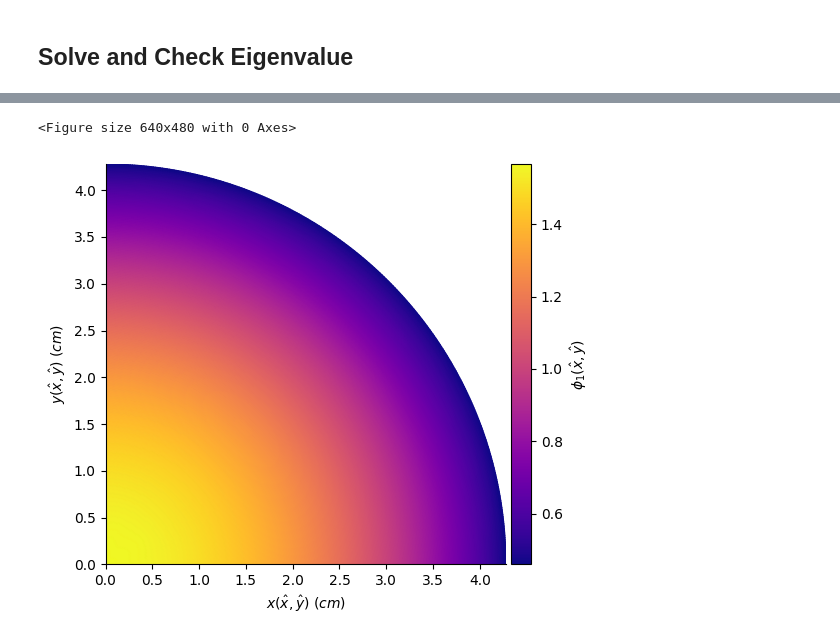
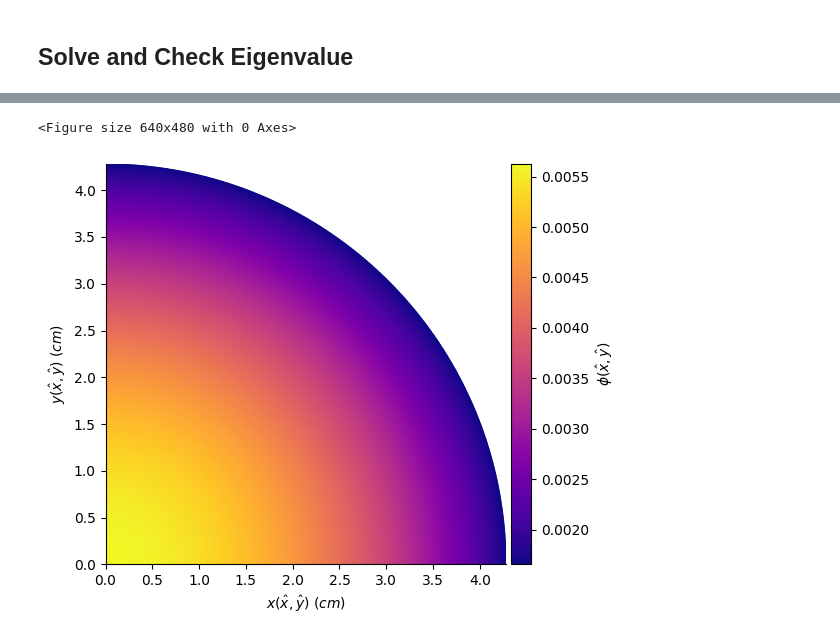
Before and after one commit to myerspat/ttnte, a Jupyter notebook: notebooks/eigenvalue/quarter_circle/quarter_circle.ipynb, the cells around one changed output, grey strips where cells are left out. Cells and saved outputs as stored; diff of their text form; code cells hidden in the pictures.

```diff
--- a/notebooks/eigenvalue/quarter_circle/quarter_circle.ipynb
+++ b/notebooks/eigenvalue/quarter_circle/quarter_circle.ipynb
@@ -86,16 +86,22 @@ B_in            2,2,2,2                   2163940.28
 # %% [markdown]
 ## Solve and Check Eigenvalue
 # %%
-k, psi = eig(
-    LHS=LinearOperator([tts.H, tts.B_out, -tts.S, -tts.B_in], N=assembler.N, M=assembler.M),
-    RHS=LinearOperator([tts.F], N=assembler.N, M=assembler.M),
-    tols=1e-8,
-    max_iters=500,
-    device=0,
+psi, k = power(
+    T=(tts.H - tts.S + tts.B_out - tts.B_in),
+    F=tts.F,
+    tol=1e-8,
+    maxiter=500,
+    gpu_idx=0,
+    lsoptions=LinearSolverOptions(
+        tol=1e-10,
+        maxiter=5,
+        restart=30,
+    )
 )
+psi = psi.reshape(assembler.discretization)
 
 # Save solution
-mesh.save(path="mesh.hdf5", solution=psi.unsqueeze(3), k=k)
+mesh.save(path="mesh.hdf5", solution=psi, k=k)
 
 # Compute scalar flux
 phi = assembler.angular_integral(psi).numpy()
@@ -187,11 +208,11 @@ plt.show()
 # %%
 # Plot
 plt.clf()
 ax, cbar = mesh.plot(plot_ctrlpts=False)
-cbar.set_label("$\\phi_1(\\hat{x}, \\hat{y})$")
+cbar.set_label(r"$\phi(\hat{x}, \hat{y})$")
 plt.tight_layout()
-plt.savefig("./figs/phi_1.png", dpi=300)
+plt.savefig("./figs/phi.png", dpi=300, transparent=True)
 plt.show()
 # %% [output]
 <Figure size 640x480 with 0 Axes>
-[figure, old version]
+[figure, new version]
```
Also changed, not shown: parts of 6 cells of this notebook, 38 other files.
